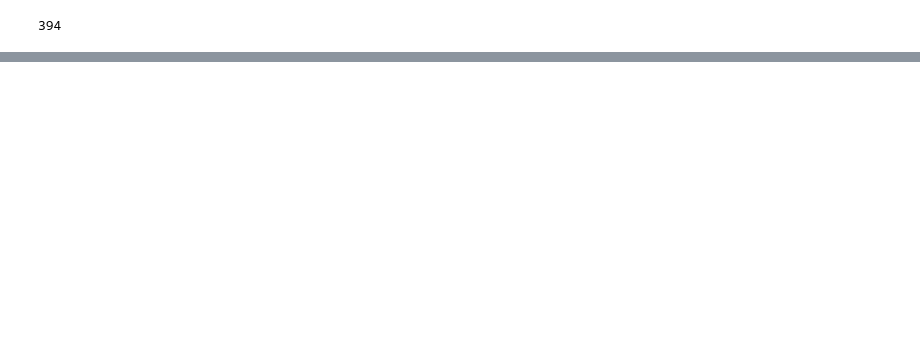
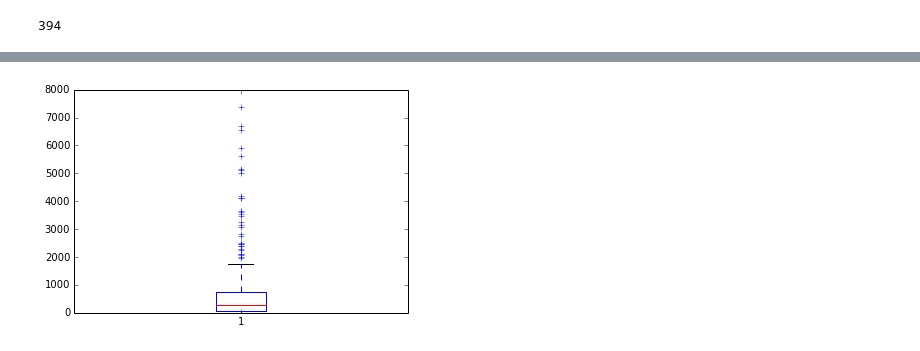
Before and after one commit to dzarrr/Tugas_1_TBD, a Jupyter notebook: TBD_2.ipynb, the cells around one changed output, grey strips where cells are left out. Cells and saved outputs as stored; diff of their text form; code cells hidden in the pictures; blank space fills up the shorter version.

```diff
--- a/TBD_2.ipynb
+++ b/TBD_2.ipynb
@@ -84,0 +124,5 @@ df['posts'] = posts
+# %%
+plt.boxplot(df['followers'])
+plt.show()
+# %% [output]
+[figure, added]
```
Also changed, not shown: parts of 9 cells of this notebook.
